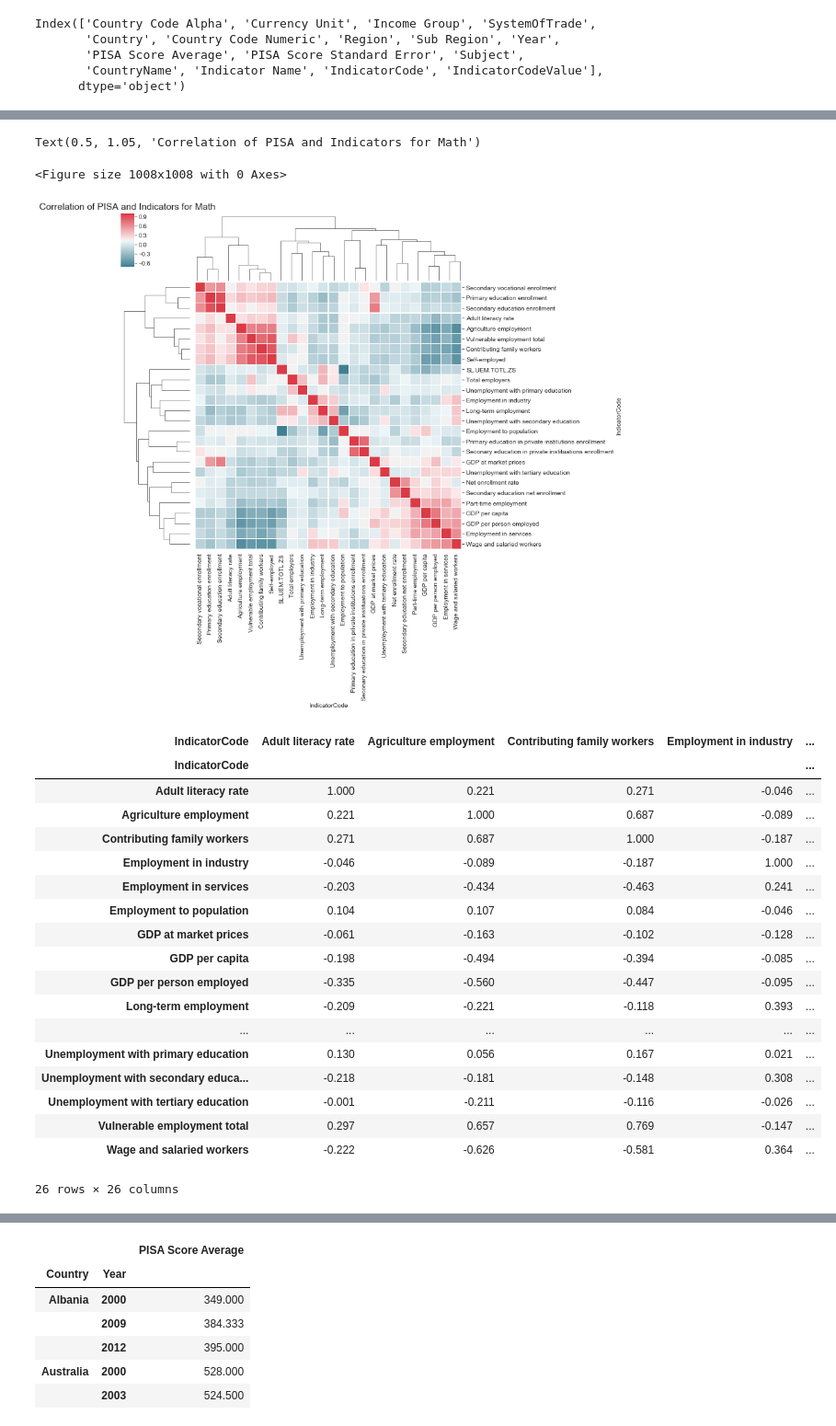
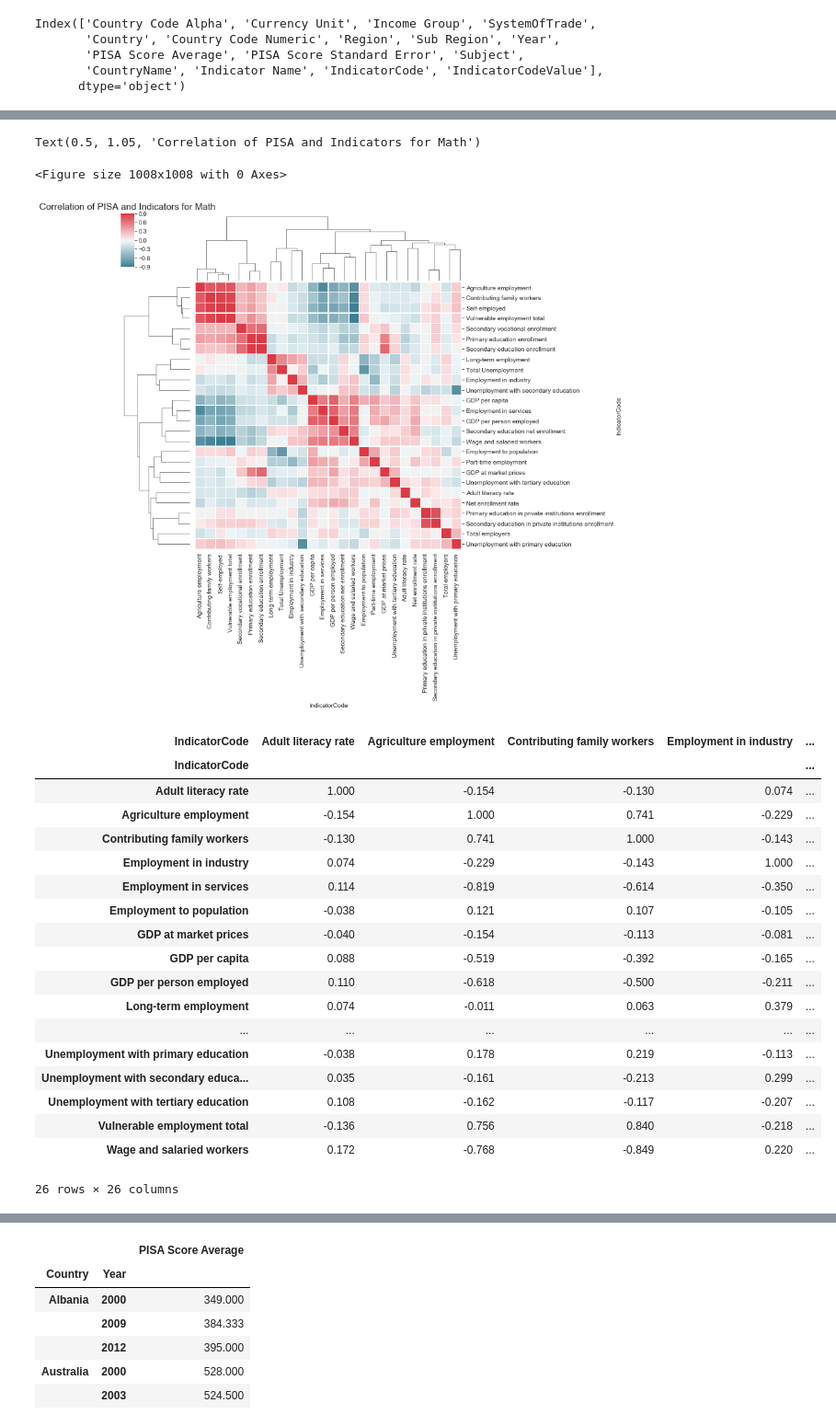
Before and after one commit to Heathocha/The-3-E-s, a Jupyter notebook: The 3 E's-Main.ipynb, the cells around one changed output, grey strips where cells are left out. Shown at 92% size. Drawn from its saved outputs; the diff is of its cells as text; code cells hidden in the pictures.

```diff
--- a/The 3 E's-Main.ipynb
+++ b/The 3 E's-Main.ipynb
@@ -595,7 +460,7 @@ rf_education_clean['IndicatorCode'].replace({'NY.GDP.MKTP.CD':'GDP at market pri
 'SE.SEC.ENRL':'Secondary education enrollment',
 'SE.SEC.ENRL.VO':'Secondary vocational enrollment',
 'SE.SEC.NENR':'Secondary education net enrollment',
-'SE.SEC.PRIV.ZS':'Seconary education in private instituations enrollment',
+'SE.SEC.PRIV.ZS':'Secondary education in private institutions enrollment',
 'SL.AGR.EMPL.ZS':'Agriculture employment',
 'SL.EMP.MPYR.ZS':'Total employers',
 'SL.EMP.SELF.ZS':'Self-employed',
@@ -611,9 +476,11 @@ rf_education_clean['IndicatorCode'].replace({'NY.GDP.MKTP.CD':'GDP at market pri
 'SL.UEM.NEET.ZS':'Youth not in education, employment or training',
 'SL.UEM.PRIM.ZS':'Unemployment with primary education',
 'SL.UEM.SECO.ZS':'Unemployment with secondary education',
-'SL.UEM.TERT.ZS':'Unemployment with tertiary education'},inplace = True)
+'SL.UEM.TERT.ZS':'Unemployment with tertiary education',
+'SL.UEM.TOTL.ZS':'Total Unemployment'},inplace = True)
 # %%
-main_pivot = pd.pivot_table(data = rf_education_clean, index=['Country','Year'], columns='IndicatorCode', values='IndicatorCodeValue', fill_value = 0,aggfunc=np.mean)
+main_pivot = pd.pivot_table(data = rf_education_clean, index=['Country','Year'], columns='IndicatorCode', values='IndicatorCodeValue', aggfunc=np.mean)
+main_pivot.fillna(main_pivot.mean(),inplace = True)
 main_pivot
 # %% [output]
 |  | IndicatorCode | Adjusted primary education net en... | Adult literacy rate | Agriculture employment | Contributing family workers | ... |
@@ -662,31 +529,32 @@ corr = main_pivot.iloc[:,1:-1].corr()
 colormap = sns.diverging_palette(220, 10, as_cmap = True)
 plt.figure(figsize=(14,14))
 sns.clustermap(corr, cbar = True,  square = True, annot=False, fmt= '.2f',annot_kws={'size': 12},
-            cmap = colormap, linewidths=0.1, linecolor='white')
+            cmap = colormap, linewidths=0.1, linecolor='white',center = 0,vmin = -.9, vmax = .9)
 plt.title('Correlation of PISA and Indicators for Math', y=1.05, size=15)
 # %% [output]
 Text(0.5, 1.05, 'Correlation of PISA and Indicators for Math')
 <Figure size 1008x1008 with 0 Axes>
-[figure, old version]
+[figure, new version]
 # %%
-corr.iloc[0:33,0:33]
+#corr.iloc[0:33,0:33]
+corr
 # %% [output]
 | IndicatorCode | Adult literacy rate | Agriculture employment | Contributing family workers | Employment in industry | ... |
 | IndicatorCode |  |  |  |  | ... |
-| Adult literacy rate | 1.000 | 0.221 | 0.271 | -0.046 | ... |
-| Agriculture employment | 0.221 | 1.000 | 0.687 | -0.089 | ... |
-| Contributing family workers | 0.271 | 0.687 | 1.000 | -0.187 | ... |
-| Employment in industry | -0.046 | -0.089 | -0.187 | 1.000 | ... |
-| Employment in services | -0.203 | -0.434 | -0.463 | 0.241 | ... |
-| Employment to population | 0.104 | 0.107 | 0.084 | -0.046 | ... |
-| GDP at market prices | -0.061 | -0.163 | -0.102 | -0.128 | ... |
-| GDP per capita | -0.198 | -0.494 | -0.394 | -0.085 | ... |
-| GDP per person employed | -0.335 | -0.560 | -0.447 | -0.095 | ... |
-| Long-term employment | -0.209 | -0.221 | -0.118 | 0.393 | ... |
+| Adult literacy rate | 1.000 | -0.154 | -0.130 | 0.074 | ... |
+| Agriculture employment | -0.154 | 1.000 | 0.741 | -0.229 | ... |
+| Contributing family workers | -0.130 | 0.741 | 1.000 | -0.143 | ... |
+| Employment in industry | 0.074 | -0.229 | -0.143 | 1.000 | ... |
+| Employment in services | 0.114 | -0.819 | -0.614 | -0.350 | ... |
+| Employment to population | -0.038 | 0.121 | 0.107 | -0.105 | ... |
+| GDP at market prices | -0.040 | -0.154 | -0.113 | -0.081 | ... |
+| GDP per capita | 0.088 | -0.519 | -0.392 | -0.165 | ... |
+| GDP per person employed | 0.110 | -0.618 | -0.500 | -0.211 | ... |
+| Long-term employment | 0.074 | -0.011 | 0.063 | 0.379 | ... |
 | ... | ... | ... | ... | ... | ... |
-| Unemployment with primary education | 0.130 | 0.056 | 0.167 | 0.021 | ... |
-| Unemployment with secondary educa... | -0.218 | -0.181 | -0.148 | 0.308 | ... |
-| Unemployment with tertiary education | -0.001 | -0.211 | -0.116 | -0.026 | ... |
-| Vulnerable employment total | 0.297 | 0.657 | 0.769 | -0.147 | ... |
-| Wage and salaried workers | -0.222 | -0.626 | -0.581 | 0.364 | ... |
+| Unemployment with primary education | -0.038 | 0.178 | 0.219 | -0.113 | ... |
+| Unemployment with secondary educa... | 0.035 | -0.161 | -0.213 | 0.299 | ... |
+| Unemployment with tertiary education | 0.108 | -0.162 | -0.117 | -0.207 | ... |
+| Vulnerable employment total | -0.136 | 0.756 | 0.840 | -0.218 | ... |
+| Wage and salaried workers | 0.172 | -0.768 | -0.849 | 0.220 | ... |
 26 rows × 26 columns
```
Also changed, not shown: parts of 60 cells of this notebook.
